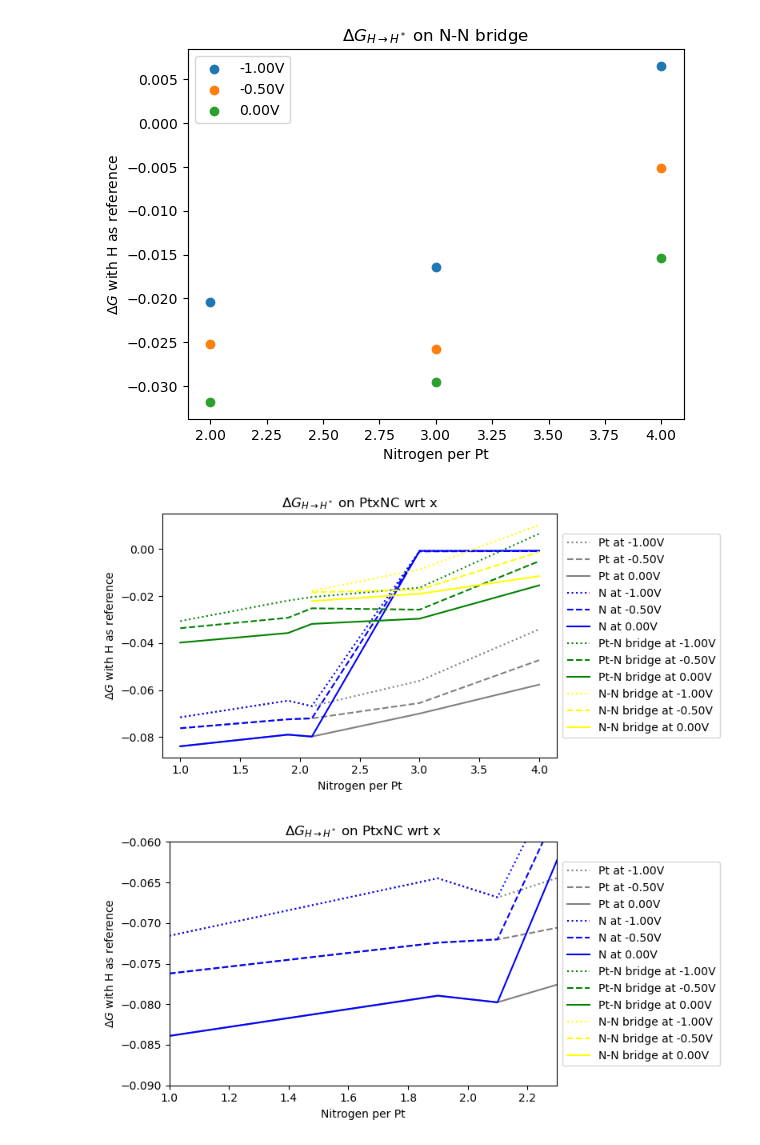
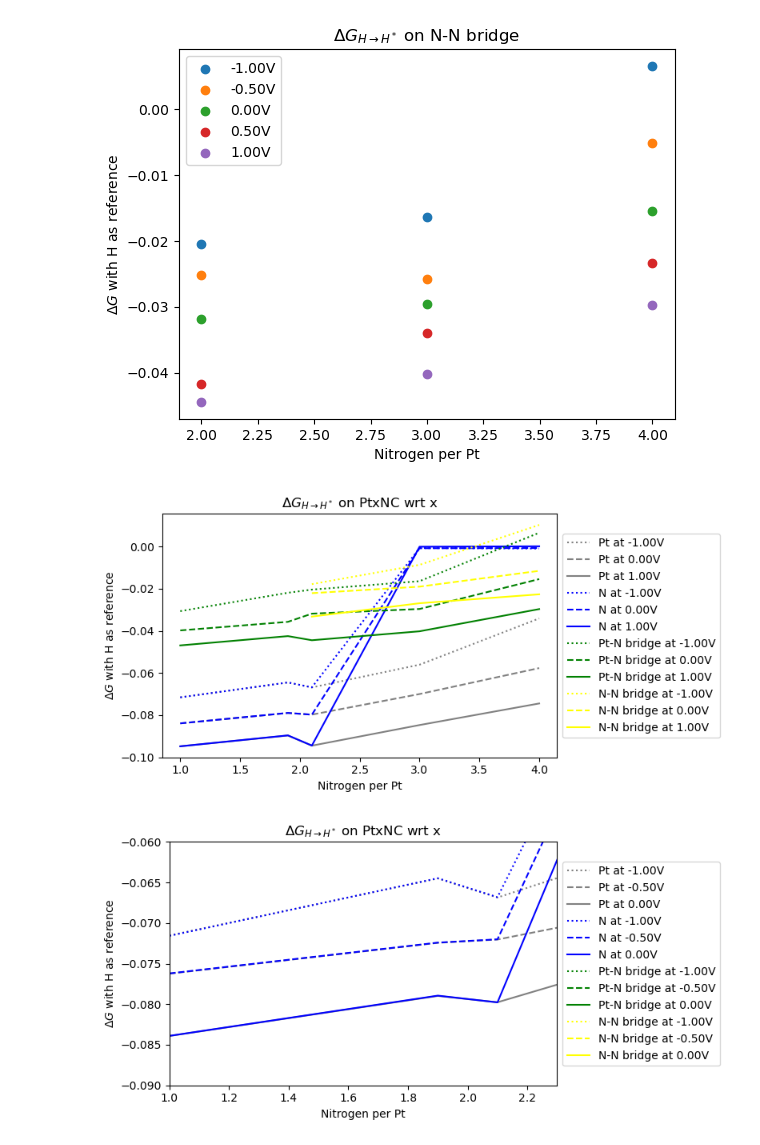
Before and after one commit to benrich37/Musgrave_scripts, a Jupyter notebook: BenRich/json_plots/mnc-pt-pyrid/plot.ipynb, the cells around one changed output. Saved outputs shown, nothing was run; the diff lists cells and outputs as text; code cells hidden in the pictures.

```diff
--- a/BenRich/json_plots/mnc-pt-pyrid/plot.ipynb
+++ b/BenRich/json_plots/mnc-pt-pyrid/plot.ipynb
@@ -18,8 +18,8 @@ def delta_G(surf, adsorbate, bias, site, nrg_type, data):
 # %%
 ys_deltaG = []
 surfs = ['1n', '2n-cis', '2n-trans', '3n', '4n']
-xs = [1,1.9,2.1,3,4]
-biases = ['-1.00V', '-0.50V', '0.00V']
+xs = [0,1,1.9,2.1,3,4]
+biases = ['-1.00V', '-0.50V', '0.00V', '0.50V', '1.00V']
 for b in biases:
     ys_deltaG.append([])
     for s in surfs:
@@ -38,7 +39,7 @@ plt.savefig(save_dir + 'H-on-Pt_wrt-nN.png')
 # %%
 ys_deltaG = []
 surfs = ['1n', '2n-cis', '2n-trans', '3n', '4n']
-biases = ['-1.00V', '-0.50V', '0.00V']
+biases = ['-1.00V', '-0.50V', '0.00V', '0.50V', '1.00V']
 xs = [1,1.9,2.1,3,4]
 for b in biases:
     ys_deltaG.append([])
@@ -59,7 +60,7 @@ plt.savefig(save_dir + 'H-on-N_wrt-nN.png')
 plt.ylabel(r'$\Delta G$ with H as reference')
 ys_deltaG = []
 surfs = ['1n', '2n-cis', '2n-trans', '3n', '4n']
-biases = ['-1.00V', '-0.50V', '0.00V']
+biases = ['-1.00V', '-0.50V', '0.00V', '0.50V', '1.00V']
 xs = [1,1.9,2.1,3,4]
 for b in biases:
     ys_deltaG.append([])
@@ -80,7 +81,7 @@ plt.savefig(save_dir + 'H-on-Pt-N_wrt-nN.png')
 ys_deltaG = []
 surfs = ['2n-cis', '3n', '4n']
 xs = [2,3,4]
-biases = ['-1.00V', '-0.50V', '0.00V']
+biases = ['-1.00V', '-0.50V', '0.00V', '0.50V', '1.00V']
 for b in biases:
     ys_deltaG.append([])
     for s in surfs:
@@ -93,11 +94,11 @@ plt.xlabel('Nitrogen per Pt')
 plt.ylabel(r'$\Delta G$ with H as reference')
 plt.savefig(save_dir + 'H-on-N-N_wrt-nN.png')
 # %% [output]
-[figure, old version]
+[figure, new version]
 # %%
 surfs = ['1n','2n-trans','2n-cis','3n','4n']
 xs = [1,1.9,2.1,3,4]
-biases = ['-1.00V', '-0.50V', '0.00V']
+biases = ['-1.00V', '0.00V', '1.00V']
 sites = [['01', 'Pt'],['02', 'N'],['03', 'Pt-N bridge'],['04','N-N bridge']]
 
 colors = {
@@ -108,42 +109,42 @@ colors = {
 }
 
 linestyles = {
+    biases[0]: 'dotted',
     biases[1]: 'dashed',
-    biases[0]: 'dotted',
     biases[2]: 'solid'
 }
 
 
 ys = []
 xs_plot = []
 for site in sites:
     for b in biases:
         ys.append([])
         if site[0] == '04':
             surf_use = surfs[2:]
             xs_use = xs[2:]
         else:
             surf_use = surfs
             xs_use = xs
 
         for surf in surf_use:
             ys[-1].append(delta_G(surf, 'H', b, site[0], 'G', data))
         xs_plot.append(xs_use)
 
 plt_1 = plt.figure(figsize=(8, 4))
 for i in range(len(sites)):
     for j in range(len(biases)):
         plt.plot(xs_plot[i*len(biases) + j], ys[i*len(biases) + j], label = sites[i][1] + ' at ' + biases[j], color=colors[sites[i][0]], linestyle=linestyles[biases[j]])
 
 
 plt.title(r'$\Delta G_{H\rightarrow H^*}$ on PtxNC wrt x')
 plt.legend(loc='center left', bbox_to_anchor=(1, 0.5))
 plt.xlabel('Nitrogen per Pt')
 plt.ylabel(r'$\Delta G$ with H as reference')
 plt.tight_layout()
 plt.savefig(save_dir + 'H-on-allsites_wrt_nN.png')
 # %% [output]
-[figure, old version]
+[figure, new version]
 # %%
 surfs = ['1n','2n-trans','2n-cis','3n','4n']
 xs = [1,1.9,2.1,3,4]
```
Also changed, not shown: parts of 3 cells of this notebook, 8 other files.
